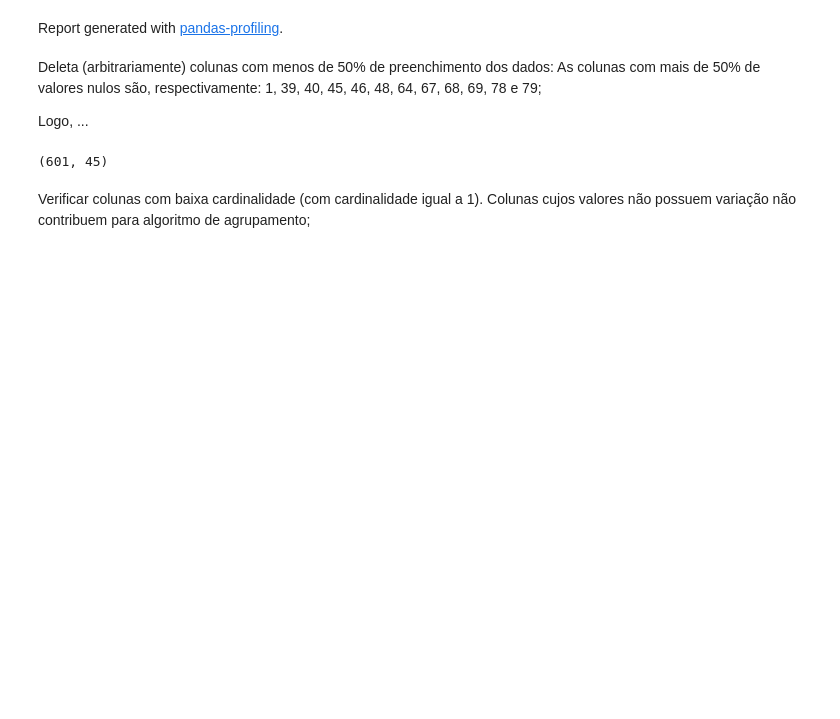
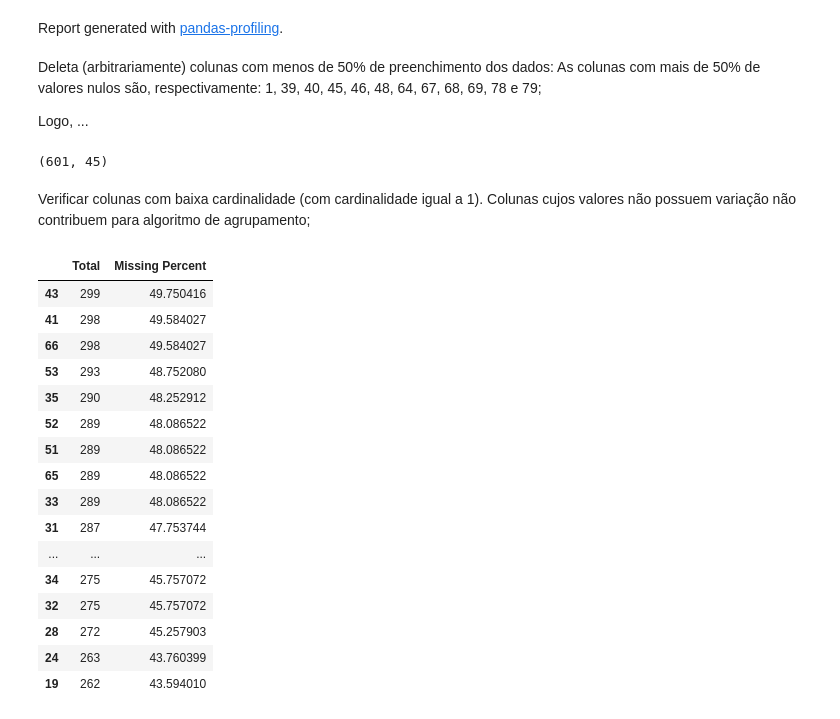
Before and after one commit to JohnnyUFT/Descoberta-de-Conhecimento-em-Base-de-Dados-de-Fungos, a Jupyter notebook: 01.pre_processamento.ipynb, the cells around one changed output. Cells and saved outputs as stored; diff of their text form; code cells hidden in the pictures; blank space fills up the shorter version.

```diff
--- a/01.pre_processamento.ipynb
+++ b/01.pre_processamento.ipynb
@@ -232,0 +233,27 @@ data.to_csv('03.1 - reacoes_col_.csv')
+# %%
+# ainda temos valores nulos, vamos vê-los:
+
+# mostra colunas com qtd de valores nulos maior que 40% dos possiveis registros:
+total = data.isnull().sum().sort_values(ascending=False)
+percent = (data.isnull().sum()/data.isnull().count()).sort_values(ascending=False)
+missing_data = pd.concat([total, percent], axis=1, keys=['Total', 'Missing Percent'])
+missing_data['Missing Percent'] = missing_data['Missing Percent'].apply(lambda x: x * 100)
+missing_data.loc[missing_data['Missing Percent'] > 40]
+# %% [output]
+|  | Total | Missing Percent |
+| 43 | 299 | 49.750416 |
+| 41 | 298 | 49.584027 |
+| 66 | 298 | 49.584027 |
+| 53 | 293 | 48.752080 |
+| 35 | 290 | 48.252912 |
+| 52 | 289 | 48.086522 |
+| 51 | 289 | 48.086522 |
+| 65 | 289 | 48.086522 |
+| 33 | 289 | 48.086522 |
+| 31 | 287 | 47.753744 |
+| ... | ... | ... |
+| 34 | 275 | 45.757072 |
+| 32 | 275 | 45.757072 |
+| 28 | 272 | 45.257903 |
+| 24 | 263 | 43.760399 |
+| 19 | 262 | 43.594010 |
```
Also changed, not shown: parts of 11 cells of this notebook, 2 other files.
